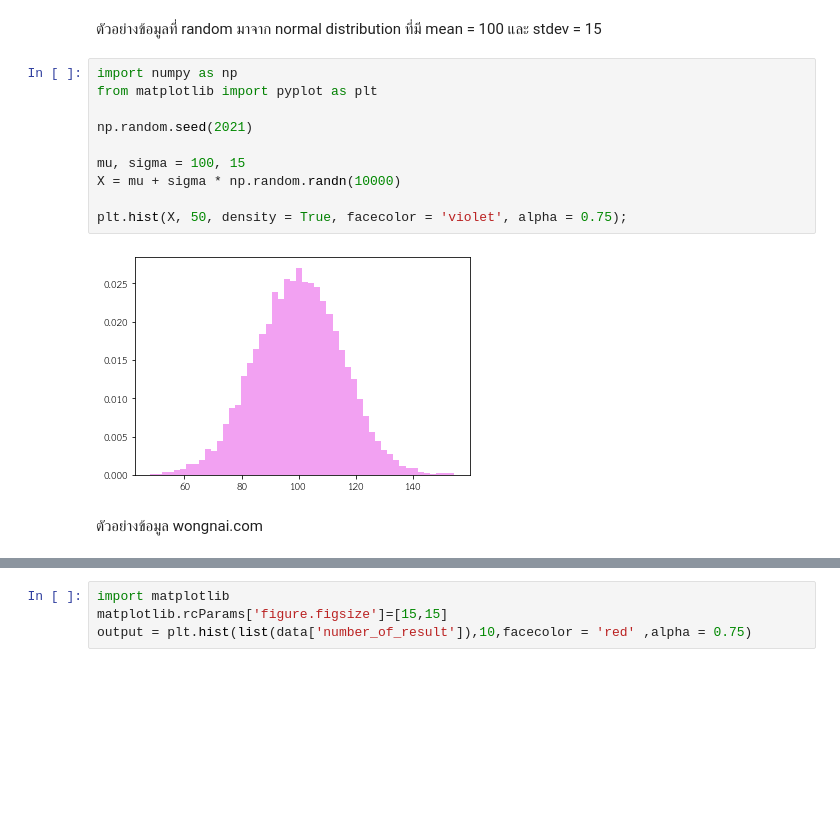
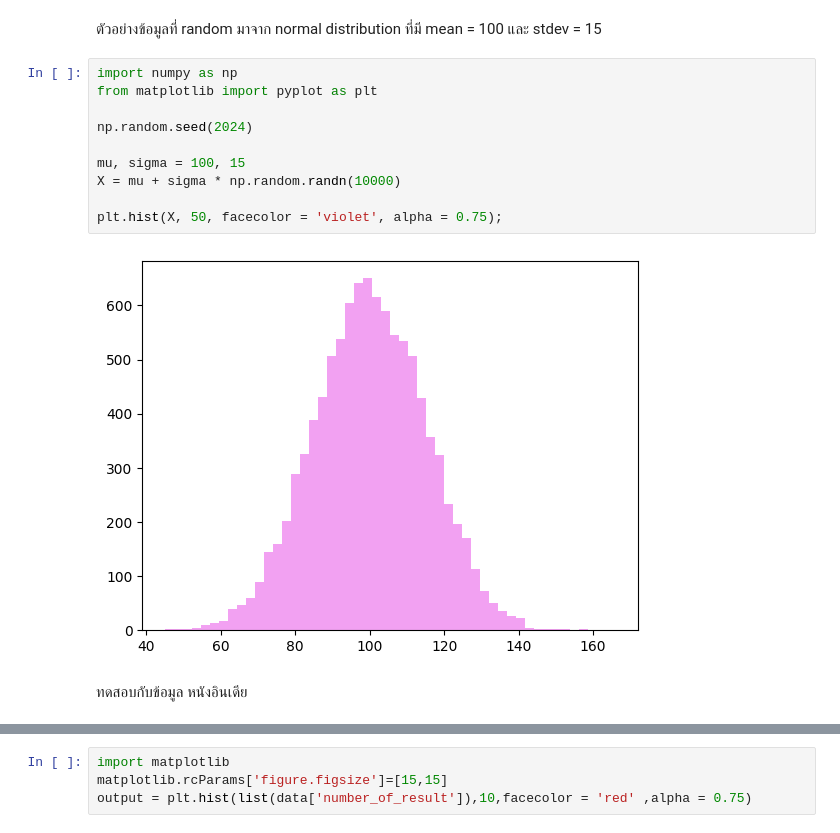
Before and after one commit to pingping-0606/Python_dataviz2024, a Jupyter notebook: Visualize_Data_Comparison.ipynb, the cells around one changed output, grey strips where cells are left out. Saved outputs shown, nothing was run; the diff lists cells and outputs as text; blank space fills up the shorter version.

```diff
--- a/Visualize_Data_Comparison.ipynb
+++ b/Visualize_Data_Comparison.ipynb
@@ -482,14 +482,14 @@ plt.show()
 # %%
 import numpy as np
 from matplotlib import pyplot as plt
 
-np.random.seed(2021)
+np.random.seed(2024)
 
 mu, sigma = 100, 15
 X = mu + sigma * np.random.randn(10000)
 
-plt.hist(X, 50, density = True, facecolor = 'violet', alpha = 0.75);
+plt.hist(X, 50, facecolor = 'violet', alpha = 0.75);
 # %% [output]
-[figure, old version]
+[figure, new version]
-# %% [markdown]
-ตัวอย่างข้อมูล wongnai.com
+# %% [markdown]
+ทดสอบกับข้อมูล หนังอินเดีย
```
Also changed, not shown: parts of 8 cells of this notebook.
